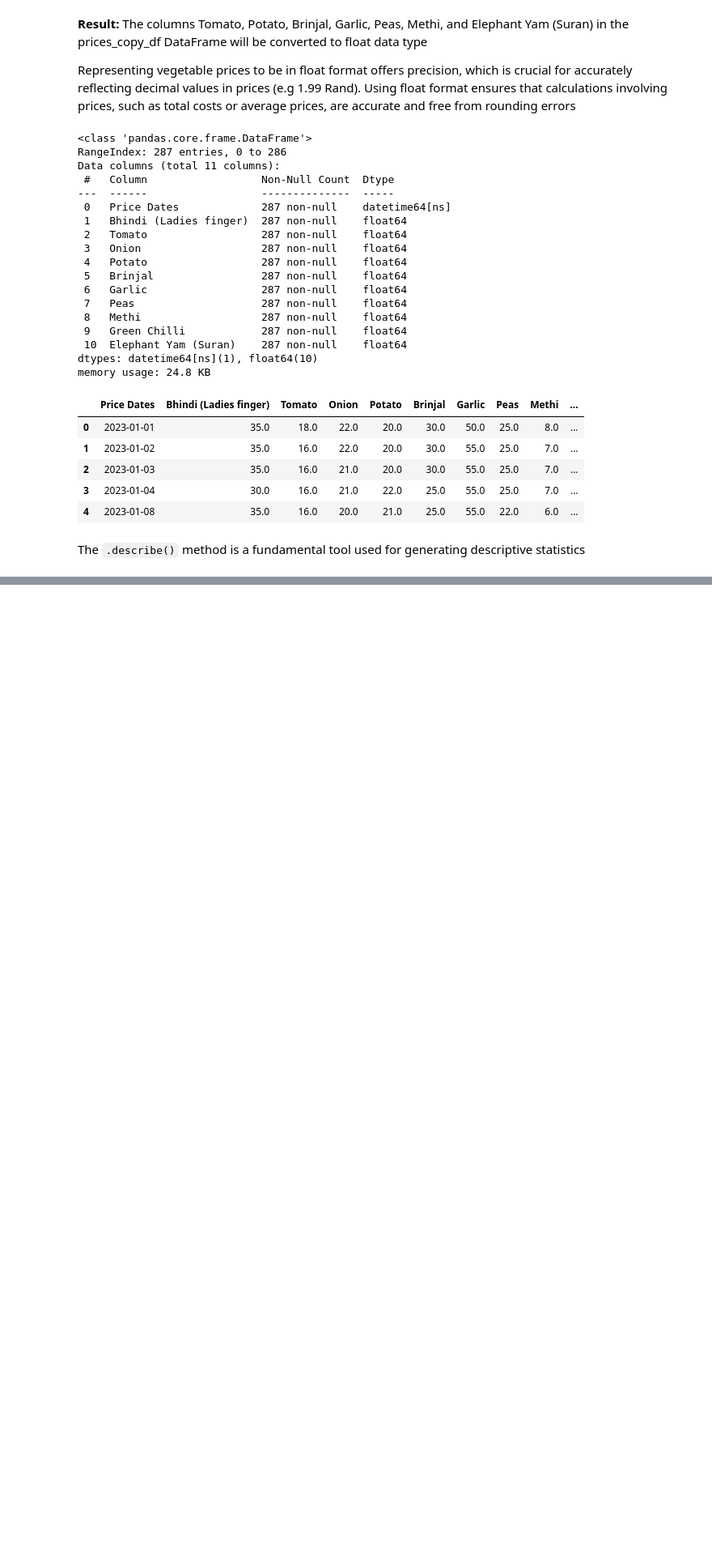
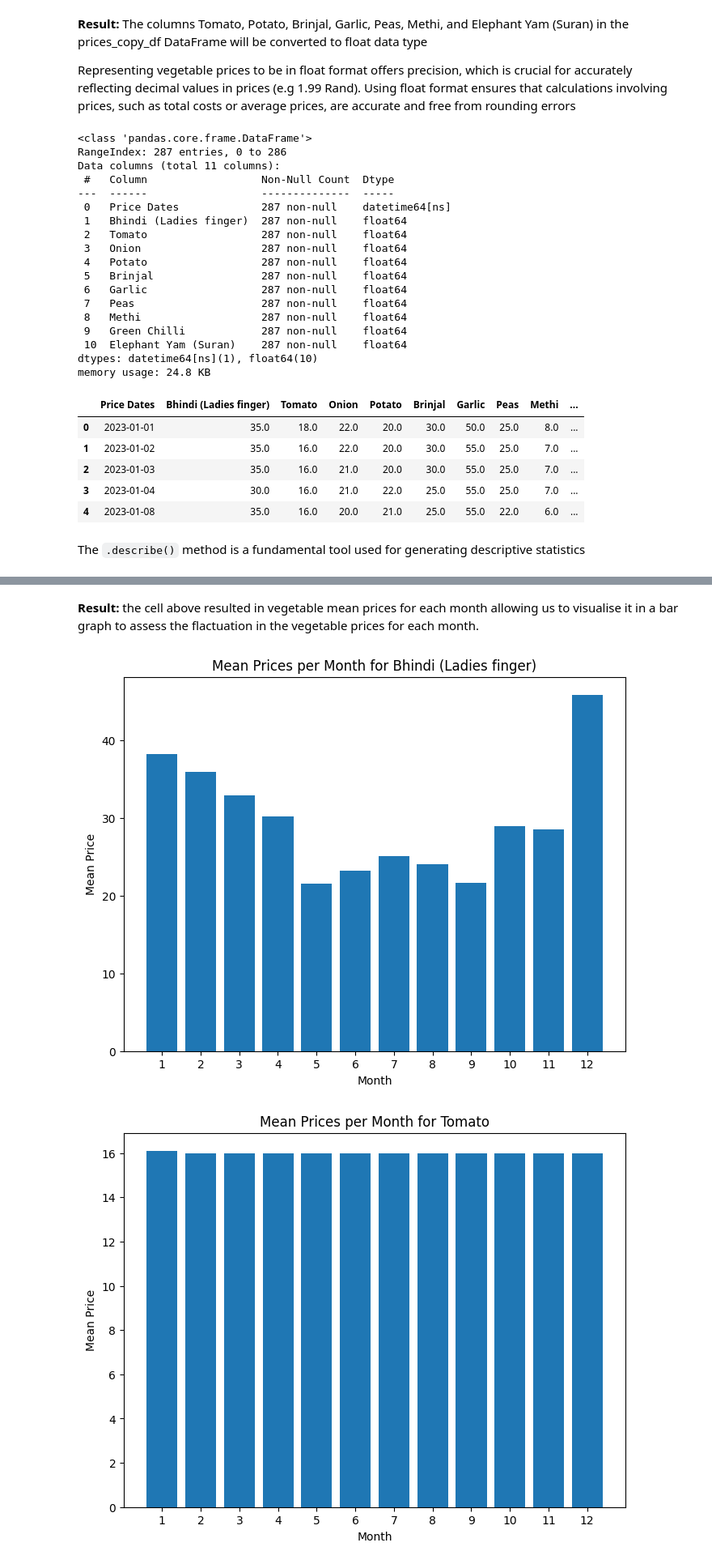
Before and after one commit to ClementMphethi/Seasonal_Vegetable_Price_Analysis, a Jupyter notebook: Seasonal price analysis.ipynb, the cells around one changed output, grey strips where cells are left out. Shown at 81% size. Cells and saved outputs as stored; diff of their text form; code cells hidden in the pictures; blank space fills up the shorter version.

```diff
--- a/Seasonal price analysis.ipynb
+++ b/Seasonal price analysis.ipynb
@@ -202,0 +217,9 @@ The `.describe()` method is a fundamental tool used for generating descriptive s
+# %%
+# Set the outlier value in the 'Methi' column to NaN at index 148
+prices_copy_df.loc[148, 'Methi'] = np.nan
+
+# Calculate the average value of the 'Methi' column, rounded to 2 decimal places
+average = round(prices_copy_df['Methi'].mean(), 2)
+
+# Fill NaN values in the 'Methi' column with the calculated average
+prices_copy_df['Methi'] = prices_copy_df['Methi'].fillna(average)
@@ -202,0 +232,14 @@ The `.describe()` method is a fundamental tool used for generating descriptive s
+# %%
+# Extract month from 'Price Dates' column
+prices_copy_df['Month'] = prices_copy_df['Price Dates'].dt.month
+
+# Filter the DataFrame to include only rows where the month is 1 to 12: January to December.
+filtered_df = prices_copy_df[prices_copy_df['Month'].isin([1, 2, 3, 4, 5, 6, 7, 8, 9, 10, 11, 12])]
+
+# Drop the 'Price Dates' column to exclude it from the result
+filtered_df.drop('Price Dates', axis=1, inplace=True)
+
+# Group by month and find the mean value for each month
+mean_by_month = filtered_df.groupby('Month').mean()
+
+print(mean_by_month)
@@ -202,0 +264,15 @@ The `.describe()` method is a fundamental tool used for generating descriptive s
+# %% [markdown]
+**Result:** the cell above resulted in vegetable mean prices for each month allowing us to visualise it in a bar graph to assess the flactuation in the vegetable prices for each month.
+# %%
+# Plotting
+for column in mean_by_month.columns:
+    plt.figure(figsize=(8, 6))
+    plt.bar(mean_by_month.index,mean_by_month[column])
+    plt.title(f'Mean Prices per Month for {column}')
+    plt.xlabel('Month')
+    plt.ylabel('Mean Price')
+    plt.xticks(mean_by_month.index)
+    plt.show()
+# %% [output]
+[figure, added]
+[figure, added]
```
Also changed, not shown: parts of 11 cells of this notebook.
